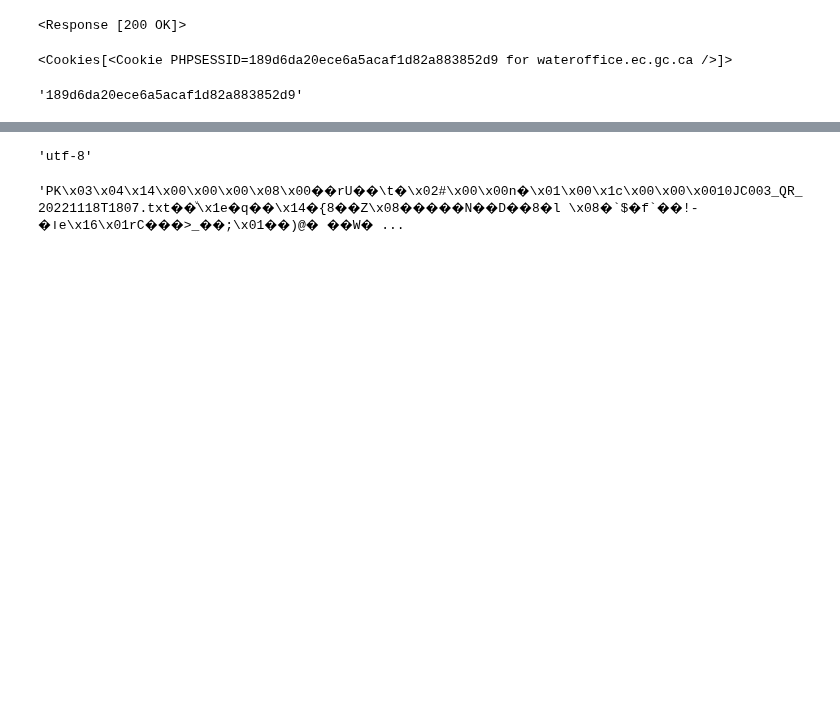
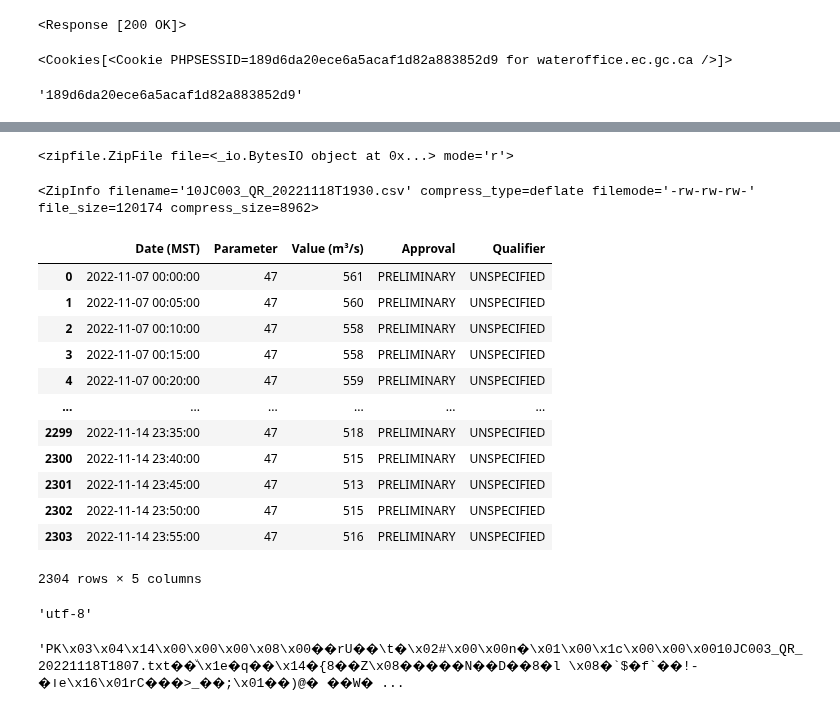
Before and after one commit to c-core-labs/notebooks, a Jupyter notebook: notebooks/parse-real-time-hydrometric-data.ipynb, the cells around one changed output, grey strips where cells are left out. Cells and saved outputs as stored; diff of their text form; code cells hidden in the pictures; blank space fills up the shorter version.

Commit message:
docs: Load hydrometric data into pandas data fram

```diff
--- a/notebooks/parse-real-time-hydrometric-data.ipynb
+++ b/notebooks/parse-real-time-hydrometric-data.ipynb
@@ -170,7 +172,7 @@ date_end = "2022-11-14"
 
 uri_station = f"https://wateroffice.ec.gc.ca/report/real_time_e.html?stn={station_id}&mode=Table&startDate={date_start}&endDate={date_end}"
 uri_login = "https://wateroffice.ec.gc.ca/disclaimer_e.html"
-uri_csv = f"https://wateroffice.ec.gc.ca/download/report_e.html?dt=47&df=txt&ext=zip&stn={station_id}&mode=Table&startDate={date_start}&endDate={date_end}"
+uri_csv = f"https://wateroffice.ec.gc.ca/download/report_e.html?dt=47&df=csv&ext=zip&stn={station_id}&mode=Table&startDate={date_start}&endDate={date_end}"
 
 
 with httpx.Client(timeout=10, follow_redirects=True) as client:
@@ -192,3 +194,8 @@ with httpx.Client(timeout=10, follow_redirects=True, cookies=cookies) as client:
 
     response_csv = client.get(uri_csv)
     response_csv.raise_for_status()
+
+zip_file = ZipFile(BytesIO(response_csv.content))
+data_file = zip_file.filelist[0]
+
+data_frame = pd.read_csv(BytesIO(zip_file.read(data_file.filename)), skiprows=9)
@@ -207,3 +202,29 @@ with open("out.csv", "wb") as sink:
+# %%
+zip_file = ZipFile(BytesIO(response_csv.content))
+zip_file
+# %% [output]
+<zipfile.ZipFile file=<_io.BytesIO object at 0x...> mode='r'>
+# %%
+data_file = zip_file.filelist[0]
+data_file
+# %% [output]
+<ZipInfo filename='10JC003_QR_20221118T1930.csv' compress_type=deflate filemode='-rw-rw-rw-' file_size=120174 compress_size=8962>
+# %%
+pd.read_csv(BytesIO(zip_file.read(data_file.filename)), skiprows=9)
+# %% [output]
+|  | Date (MST) | Parameter | Value (m³/s) | Approval | Qualifier |
+| 0 | 2022-11-07 00:00:00 | 47 | 561 | PRELIMINARY | UNSPECIFIED |
+| 1 | 2022-11-07 00:05:00 | 47 | 560 | PRELIMINARY | UNSPECIFIED |
+| 2 | 2022-11-07 00:10:00 | 47 | 558 | PRELIMINARY | UNSPECIFIED |
+| 3 | 2022-11-07 00:15:00 | 47 | 558 | PRELIMINARY | UNSPECIFIED |
+| 4 | 2022-11-07 00:20:00 | 47 | 559 | PRELIMINARY | UNSPECIFIED |
+| ... | ... | ... | ... | ... | ... |
+| 2299 | 2022-11-14 23:35:00 | 47 | 518 | PRELIMINARY | UNSPECIFIED |
+| 2300 | 2022-11-14 23:40:00 | 47 | 515 | PRELIMINARY | UNSPECIFIED |
+| 2301 | 2022-11-14 23:45:00 | 47 | 513 | PRELIMINARY | UNSPECIFIED |
+| 2302 | 2022-11-14 23:50:00 | 47 | 515 | PRELIMINARY | UNSPECIFIED |
+| 2303 | 2022-11-14 23:55:00 | 47 | 516 | PRELIMINARY | UNSPECIFIED |
+2304 rows × 5 columns
 # %%
 
 
```
Also changed, not shown: parts of 5 cells of this notebook, 1 other file.
